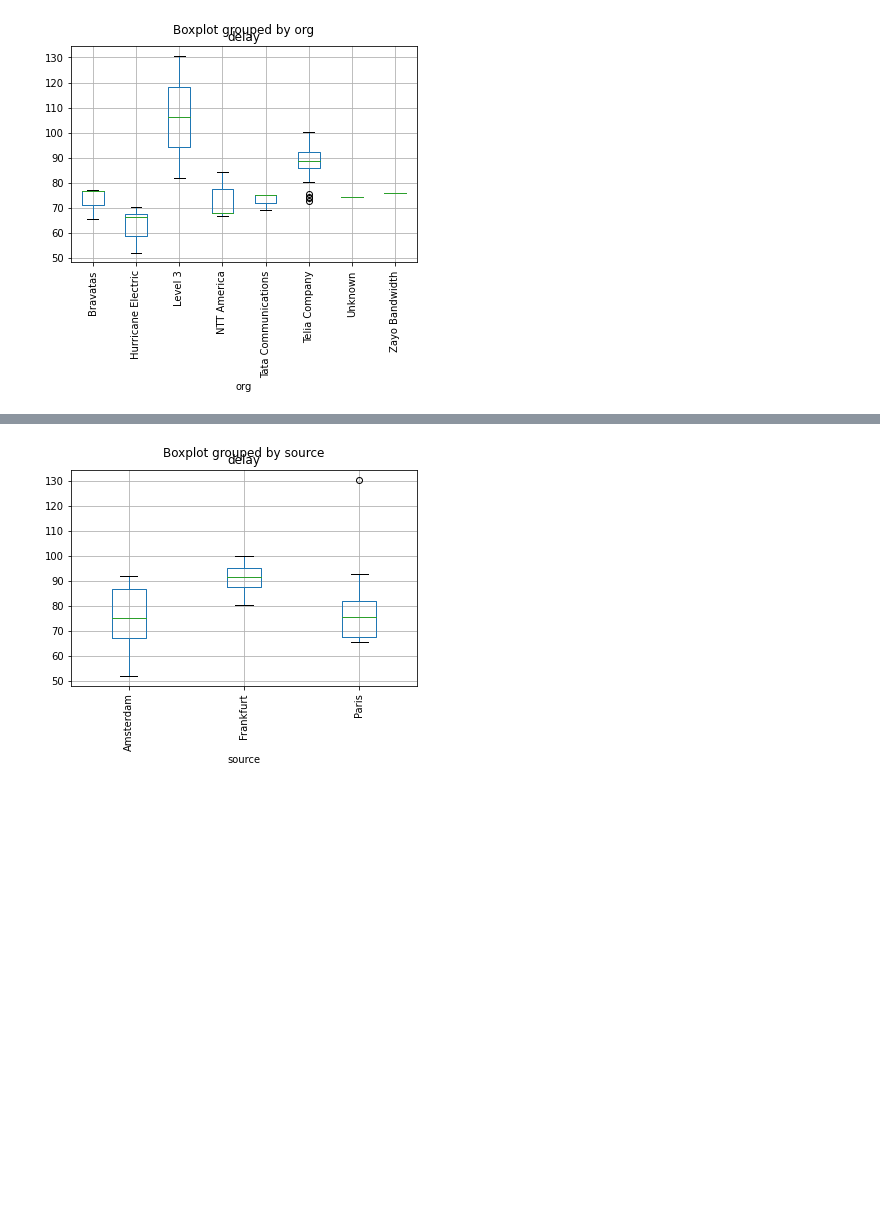
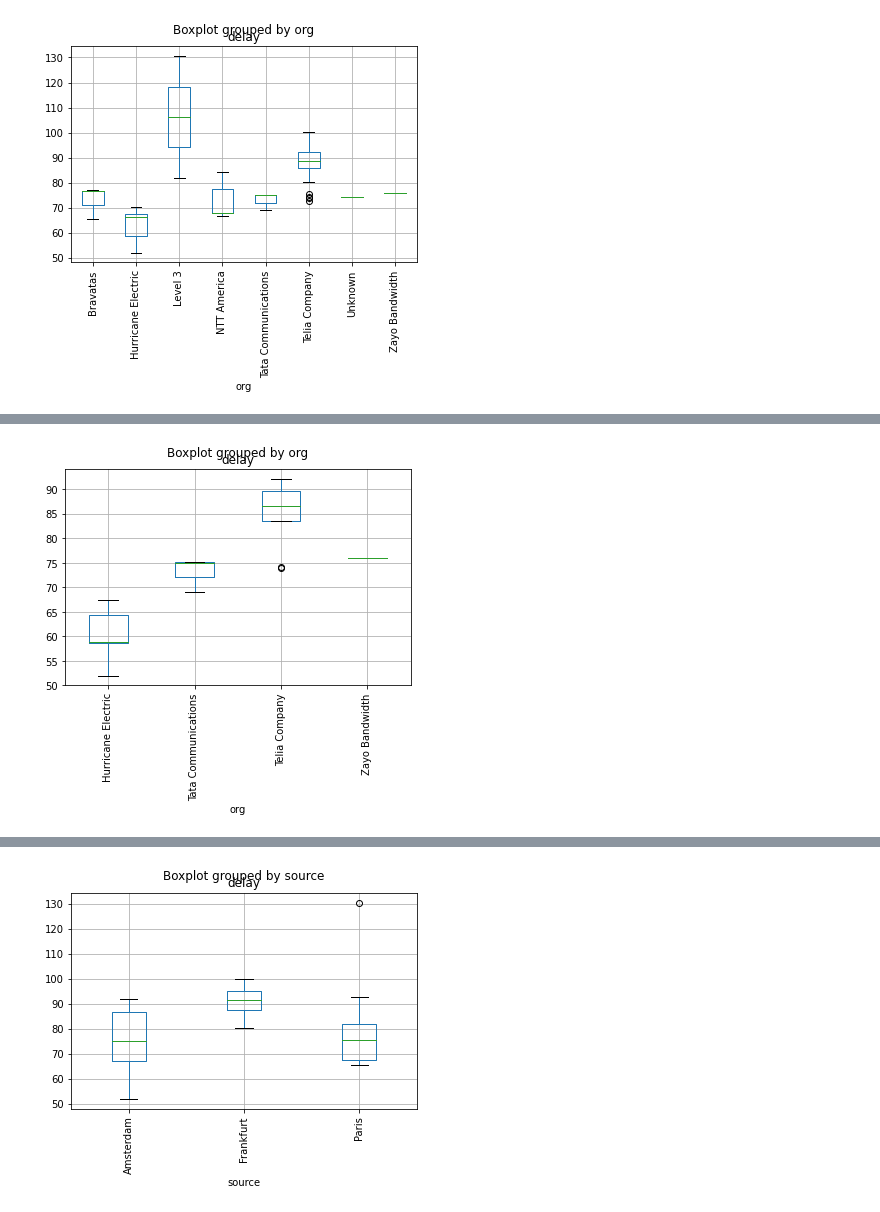
Before and after one commit to liampeng1/NetworksProject, a Jupyter notebook: Untitled.ipynb, the cells around one changed output, grey strips where cells are left out. Saved outputs shown, nothing was run; the diff lists cells and outputs as text; code cells hidden in the pictures; blank space fills up the shorter version.

```diff
--- a/Untitled.ipynb
+++ b/Untitled.ipynb
@@ -301,0 +313,5 @@ delay_org.savefig('delay_org.pdf')
+# %%
+Amsterdam_org_delay = TA_df.loc[TA_df['source'] == 'Amsterdam'].boxplot(column=['delay'],by='org', rot=90).get_figure()
+Amsterdam_org_delay.savefig('Amsterdam_org_delay.pdf')
+# %% [output]
+[figure, added]
```
Also changed, not shown: parts of 10 cells of this notebook, 5 other files.
